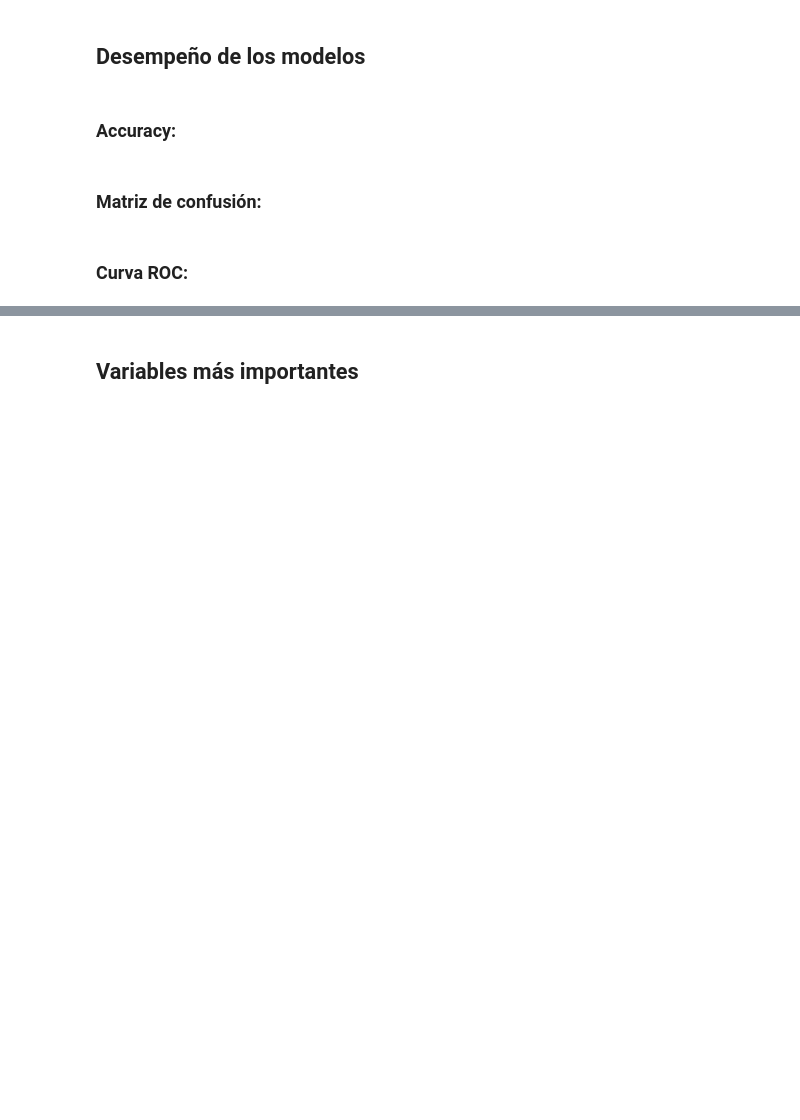
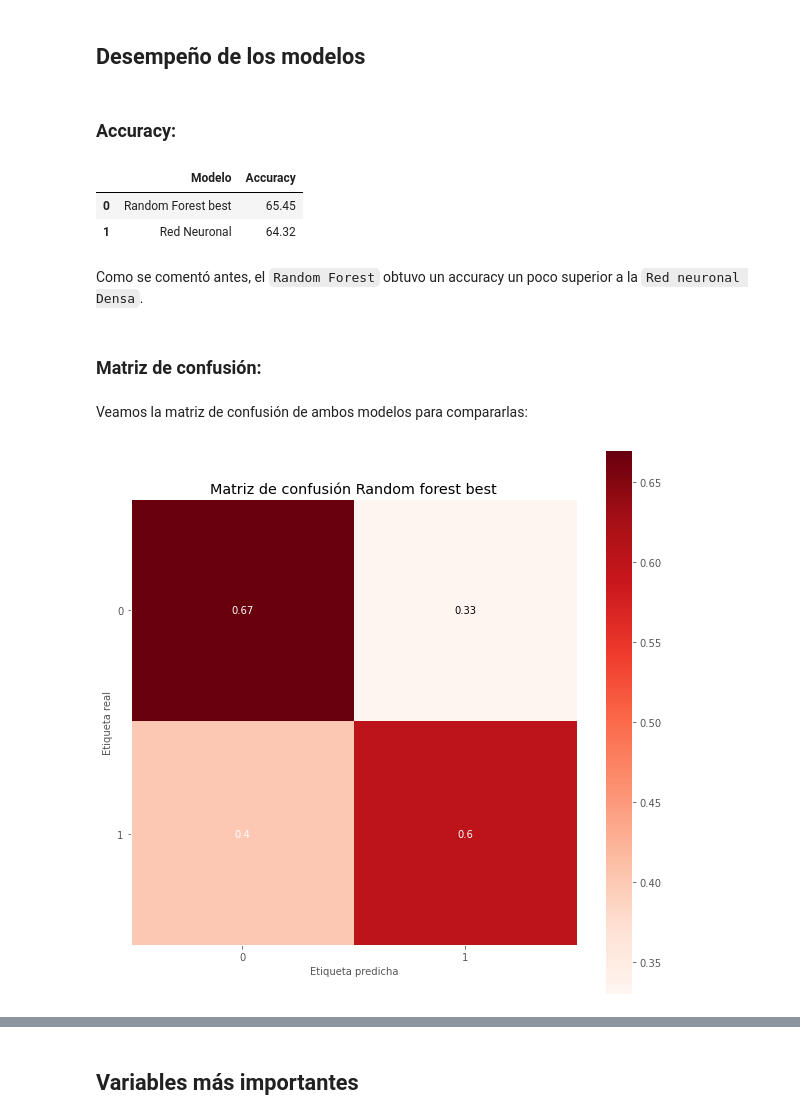
Before and after one commit to Felopo/Data-Scientist-Challenge-LATAM-Airlines, a Jupyter notebook: solution.ipynb, the cells around one changed output, grey strips where cells are left out. Cells and saved outputs as stored; diff of their text form; code cells hidden in the pictures; blank space fills up the shorter version.

```diff
--- a/solution.ipynb
+++ b/solution.ipynb
@@ -678,3 +686,9 @@ RandomizedSearchCV(cv=5,
+# %%
+# Predecimos con los datos de testeo
+y_pred_rf_rg = rscv.predict(X_test)
+
+# Predecimos las probabilidades de cada clase
+y_pred_rf_rg_prob = rscv.predict_proba(X_test)
 # %%
 # Veamos los mejores parámetros que encontró
 rscv.best_params_
@@ -815,7 +835,29 @@ Es un poco menor que el obtenido por el `Random Forest`. Cabe recalcar que esta
 ## Desempeño de los modelos
 # %% [markdown]
 ### Accuracy:
+# %%
+# Creamos el dataframe con los resultados
+desempenio_modelos = pd.DataFrame({"Modelo": ["Random Forest best", "Red Neuronal"], "Accuracy": [round(rscv.score(X_test, y_test)*100, 2), round(accuracy_cnn*100, 2)]})
+
+# Mostramos el dataframe
+desempenio_modelos
+# %% [output]
+|  | Modelo | Accuracy |
+| 0 | Random Forest best | 65.45 |
+| 1 | Red Neuronal | 64.32 |
+# %% [markdown]
+Como se comentó antes, el `Random Forest` obtuvo un accuracy un poco superior a la `Red neuronal Densa`.
 # %% [markdown]
 ### Matriz de confusión:
-# %% [markdown]
-### Curva ROC:
+# %% [markdown]
+Veamos la matriz de confusión de ambos modelos para compararlas:
+# %%
+# Mostramos al matriz de confusión
+fig, ax = plt.subplots(figsize = (10, 10))
+skplt.metrics.plot_confusion_matrix(y_test, y_pred_rf_rg, ax = ax, normalize = True, cmap = "Reds")
+plt.title("Matriz de confusión Random forest best")
+plt.xlabel("Etiqueta predicha")
+plt.ylabel("Etiqueta real")
+plt.show()
+# %% [output]
+[figure, added]
```
Also changed, not shown: parts of 26 cells of this notebook.
